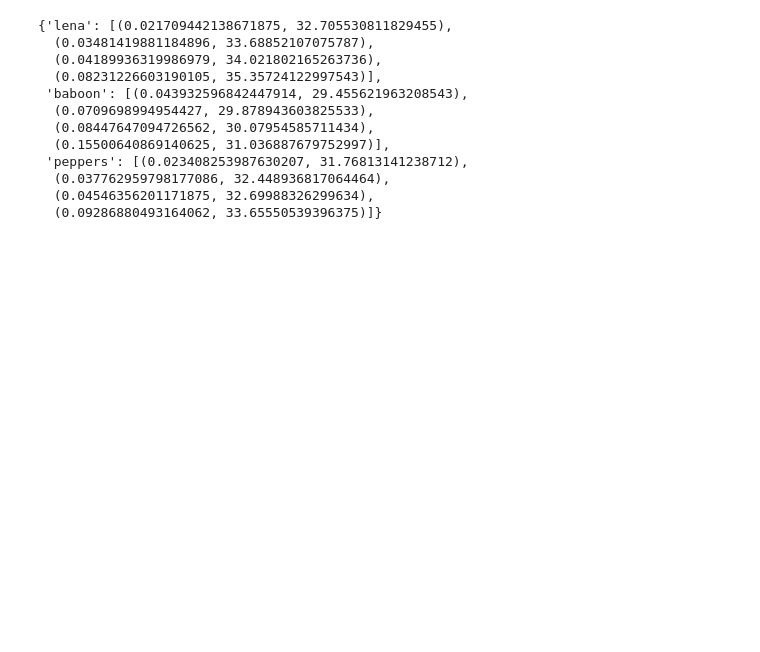
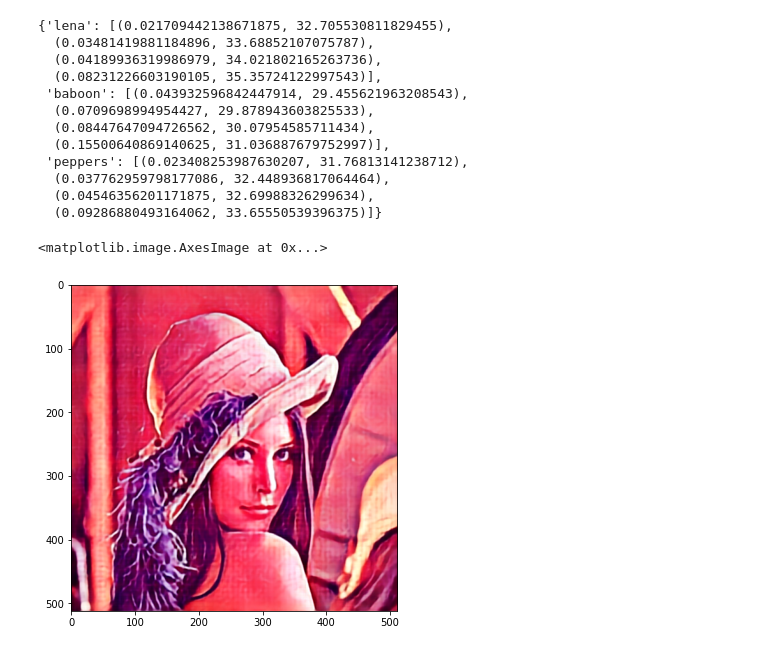
Before and after one commit to proshian/image-compression-neural-autoencoder, a Jupyter notebook: inference_and_jpg_comparison.ipynb, the cells around one changed output. Drawn from its saved outputs; the diff is of its cells as text; code cells hidden in the pictures; blank space fills up the shorter version.

Commit message:
Add quant_error to decoder pipeline (temporary)

```diff
--- a/inference_and_jpg_comparison.ipynb
+++ b/inference_and_jpg_comparison.ipynb
@@ -125,4 +129,7 @@ show_dir_imgs(lab_imgs_path, resnet_autoencoder)
 # %%
+"""
+Quantization, no noize
+"""
 model_name = "default"
 
 filename = 'lena'
@@ -142,9 +149,19 @@ encoder_out, encoded = encoder_pipeline(
     encoder, image_path, B, compressor_state_path,
     encode_output_path, looseless_compressor)
 
-!python decode.py -i {encode_output_path} -B {B} -s {compressor_state_path} -o {decode_output_path}  -m {model_name}
+decoder = get_decoder(model_name, B)
+decoder.eval()
+np_decoded_img = decoder_pipeline(
+    decoder, encode_output_path, B, compressor_state_path,
+    decode_output_path, looseless_compressor)
 
 my_img_np = skimage.io.imread(decode_output_path)
 my_psnr = psnr(orig_img_np, my_img_np)
 my_bpp = os.path.getsize(encode_output_path) / n_pixels
-my_coords[filename].append((my_bpp, my_psnr))
+# my_coords[filename].append((my_bpp, my_psnr))
+# %%
+plt.figure(figsize=(6,6))
+plt.imshow(np_decoded_img)
+# %% [output]
+<matplotlib.image.AxesImage at 0x...>
+[figure, added]
```
Also changed, not shown: parts of 13 cells of this notebook, 6 other files.
